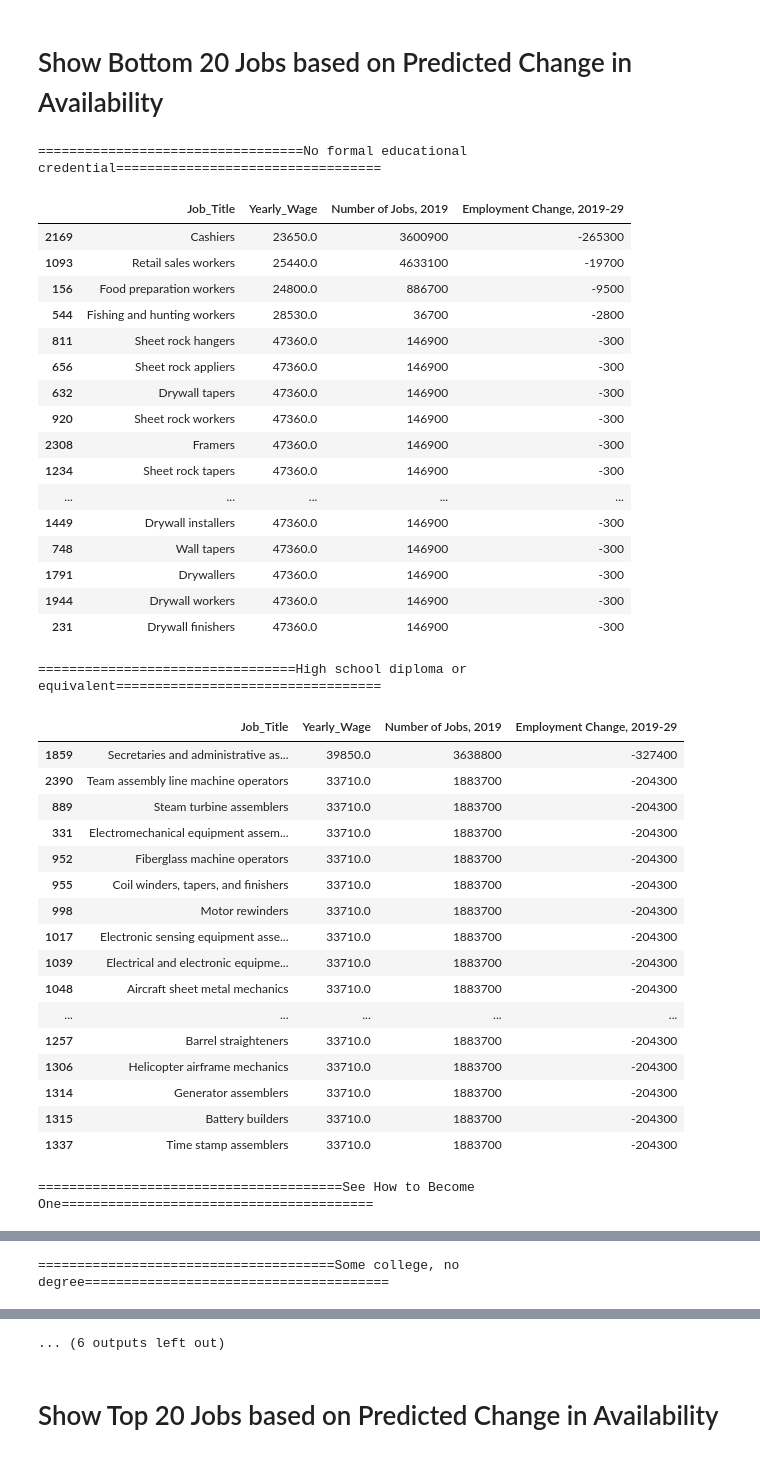
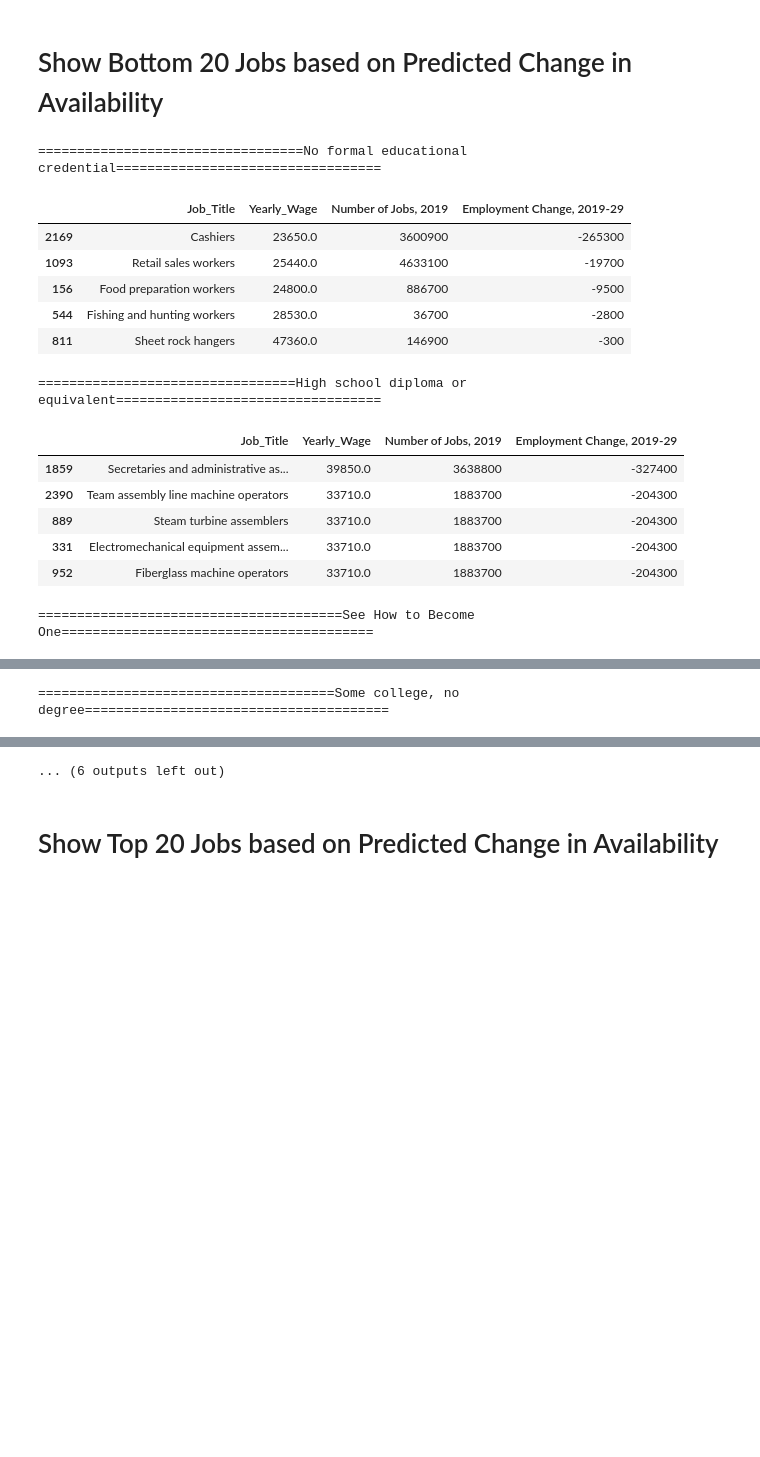
Before and after one commit to miles-frankllin/DATA_602_Project_1, a Jupyter notebook: Notebooks/Exploratory_Analysis.ipynb, the cells around one changed output, grey strips where cells are left out. Cells and saved outputs as stored; diff of their text form; code cells hidden in the pictures; blank space fills up the shorter version.

```diff
--- a/Notebooks/Exploratory_Analysis.ipynb
+++ b/Notebooks/Exploratory_Analysis.ipynb
@@ -3,6 +3,6 @@ import pandas as pd
 import matplotlib.pyplot as plt
 import numpy as np
 
-input_file = "CSV/BLS_jobs_data_cleaned.csv"
+input_file = "../CSV/BLS_jobs_data_cleaned.csv"
 # %%
 df = pd.read_csv(input_file)
@@ -93,28 +86,17 @@ In 2029, BLS predicts 30,206,900 more jobs in the US.
 # %%
 for r in req_ed:
     print("{:=^100}".format(r))
     df_temp = df.loc[df["Typical Entry-Level Education"]==r]
     df_temp = df_temp.sort_values(by=["Employment Change, 2019-29"], ascending=True)
-    display( df_temp[["Job_Title", "Yearly_Wage", "Number of Jobs, 2019", "Employment Change, 2019-29"]].head(20) )
+    display( df_temp[["Job_Title", "Yearly_Wage", "Number of Jobs, 2019", "Employment Change, 2019-29"]].head(5) )
 # %% [output]
 ==================================No formal educational credential==================================
 |  | Job_Title | Yearly_Wage | Number of Jobs, 2019 | Employment Change, 2019-29 |
 | 2169 | Cashiers | 23650.0 | 3600900 | -265300 |
 | 1093 | Retail sales workers | 25440.0 | 4633100 | -19700 |
 | 156 | Food preparation workers | 24800.0 | 886700 | -9500 |
 | 544 | Fishing and hunting workers | 28530.0 | 36700 | -2800 |
 | 811 | Sheet rock hangers | 47360.0 | 146900 | -300 |
-| 656 | Sheet rock appliers | 47360.0 | 146900 | -300 |
-| 632 | Drywall tapers | 47360.0 | 146900 | -300 |
-| 920 | Sheet rock workers | 47360.0 | 146900 | -300 |
-| 2308 | Framers | 47360.0 | 146900 | -300 |
-| 1234 | Sheet rock tapers | 47360.0 | 146900 | -300 |
-| ... | ... | ... | ... | ... |
-| 1449 | Drywall installers | 47360.0 | 146900 | -300 |
-| 748 | Wall tapers | 47360.0 | 146900 | -300 |
-| 1791 | Drywallers | 47360.0 | 146900 | -300 |
-| 1944 | Drywall workers | 47360.0 | 146900 | -300 |
-| 231 | Drywall finishers | 47360.0 | 146900 | -300 |
 =================================High school diploma or equivalent==================================
 |  | Job_Title | Yearly_Wage | Number of Jobs, 2019 | Employment Change, 2019-29 |
 | 1859 | Secretaries and administrative as... | 39850.0 | 3638800 | -327400 |
@@ -122,17 +104,6 @@ for r in req_ed:
 | 889 | Steam turbine assemblers | 33710.0 | 1883700 | -204300 |
 | 331 | Electromechanical equipment assem... | 33710.0 | 1883700 | -204300 |
 | 952 | Fiberglass machine operators | 33710.0 | 1883700 | -204300 |
-| 955 | Coil winders, tapers, and finishers | 33710.0 | 1883700 | -204300 |
-| 998 | Motor rewinders | 33710.0 | 1883700 | -204300 |
-| 1017 | Electronic sensing equipment asse... | 33710.0 | 1883700 | -204300 |
-| 1039 | Electrical and electronic equipme... | 33710.0 | 1883700 | -204300 |
-| 1048 | Aircraft sheet metal mechanics | 33710.0 | 1883700 | -204300 |
-| ... | ... | ... | ... | ... |
-| 1257 | Barrel straighteners | 33710.0 | 1883700 | -204300 |
-| 1306 | Helicopter airframe mechanics | 33710.0 | 1883700 | -204300 |
-| 1314 | Generator assemblers | 33710.0 | 1883700 | -204300 |
-| 1315 | Battery builders | 33710.0 | 1883700 | -204300 |
-| 1337 | Time stamp assemblers | 33710.0 | 1883700 | -204300 |
 =======================================See How to Become One========================================
 |  | Job_Title | Yearly_Wage | Number of Jobs, 2019 | Employment Change, 2019-29 |
 | 1150 | Metal and plastic machine workers | 36990.0 | 1109400 | -75800 |
```
Also changed, not shown: parts of 15 cells of this notebook, 1 other file.
